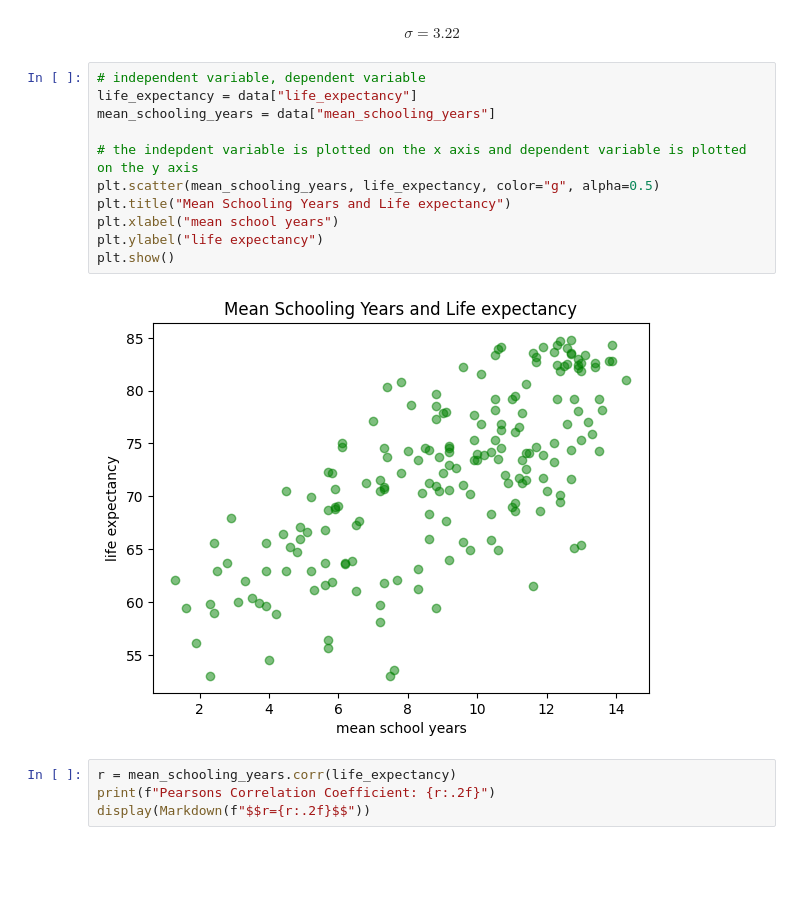
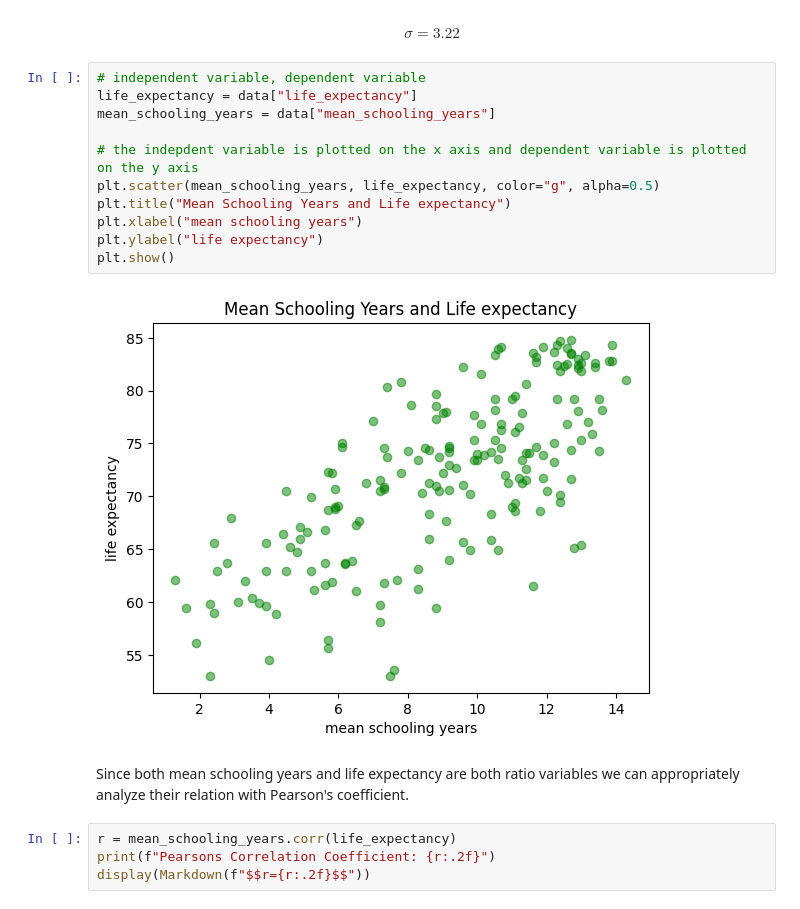
Before and after one commit to gOps132/hdi_analysis, a Jupyter notebook: mean_schooling_vs_life_expectancy.ipynb, the cells around one changed output. Saved outputs shown, nothing was run; the diff lists cells and outputs as text; blank space fills up the shorter version.

```diff
--- a/mean_schooling_vs_life_expectancy.ipynb
+++ b/mean_schooling_vs_life_expectancy.ipynb
@@ -102,16 +120,18 @@ $$\sigma=3.22$$
 # %%
 # independent variable, dependent variable
 life_expectancy = data["life_expectancy"]
 mean_schooling_years = data["mean_schooling_years"]
 
 # the indepdent variable is plotted on the x axis and dependent variable is plotted on the y axis
 plt.scatter(mean_schooling_years, life_expectancy, color="g", alpha=0.5)
 plt.title("Mean Schooling Years and Life expectancy")
-plt.xlabel("mean school years")
+plt.xlabel("mean schooling years")
 plt.ylabel("life expectancy")
 plt.show()
 # %% [output]
-[figure, old version]
+[figure, new version]
+# %% [markdown]
+Since both mean schooling years and life expectancy are both ratio variables we can appropriately analyze their relation with Pearson's coefficient.
 # %%
 r = mean_schooling_years.corr(life_expectancy)
 print(f"Pearsons Correlation Coefficient: {r:.2f}")
```
Also changed, not shown: parts of 21 cells of this notebook, 1 other file.
